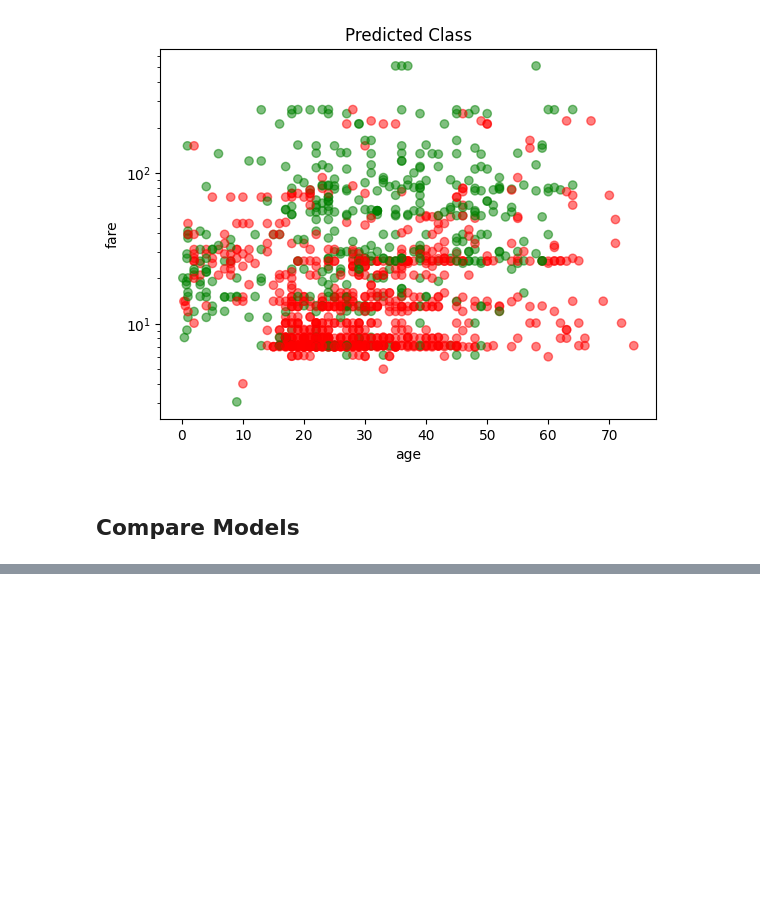
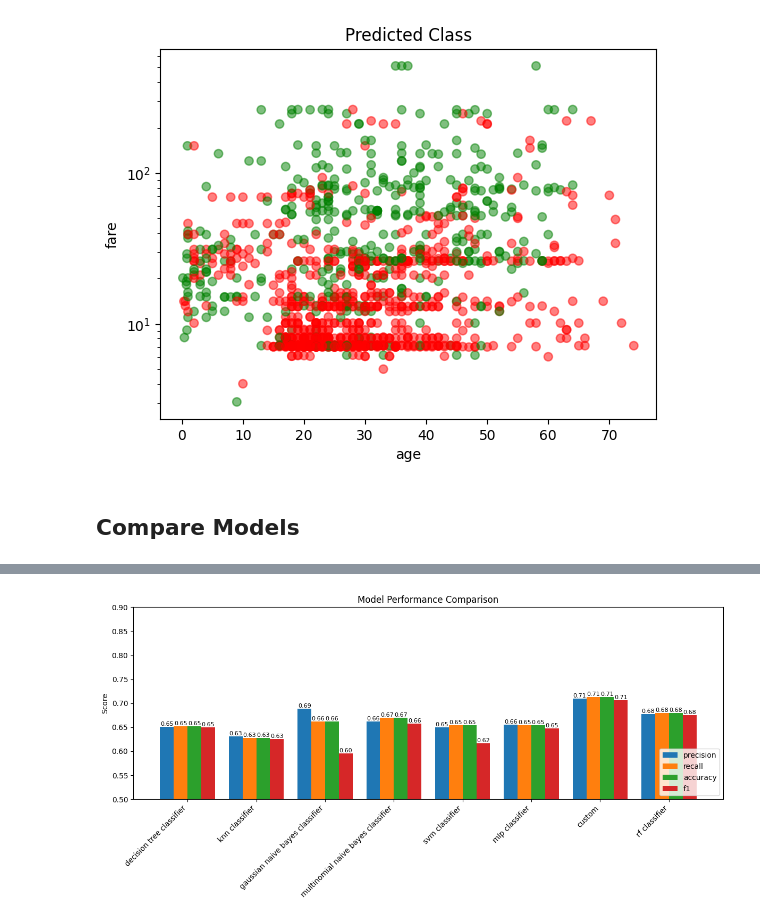
Before and after one commit to IsaacFigNewton/Conditional-Probability-Manifold-Regressor, a Jupyter notebook: KNN_Estimation_of_Feature_Probability_Distributions.ipynb, the cells around one changed output, grey strips where cells are left out. Saved outputs shown, nothing was run; the diff lists cells and outputs as text; code cells hidden in the pictures; blank space fills up the shorter version.

Commit message:
Compared model with 5 more built-in models

```diff
--- a/KNN_Estimation_of_Feature_Probability_Distributions.ipynb
+++ b/KNN_Estimation_of_Feature_Probability_Distributions.ipynb
@@ -27,6 +40,7 @@ from sklearn.utils.validation import check_X_y,\
 # %%
 # Prepare for k-fold cross-validation
-n_splits = 2
+default_n_neighbors = 1
+n_splits = 5
 kf = KFold(n_splits=n_splits, shuffle=True, random_state=42)
 colormap = {
     0: 'red',
@@ -305,4 +335,14 @@ dataset.head()
 | 2 | 16.0 | 20.05 | 0 |
 | 3 | 39.0 | 20.05 | 1 |
 | 4 | 16.0 | 7.13 | 1 |
+# %%
+# Define the scoring metrics
+scoring = {
+    'precision': make_scorer(precision_score, average='weighted', zero_division=0),
+    'recall': make_scorer(recall_score, average='weighted', zero_division=0),
+    'accuracy': make_scorer(accuracy_score),
+    'f1': make_scorer(f1_score, average='weighted', zero_division=0)
+}
+
+avg_scores = dict()
 # %% [markdown]
@@ -585,0 +747,41 @@ F1 Score: 0.6972 (+/- 0.0116)
+# %%
+# Prepare data for plotting
+models = list(avg_scores.keys())
+metrics = ['precision', 'recall', 'accuracy', 'f1']
+x = np.arange(len(models))
+width = 0.2
+fig, ax = plt.subplots(figsize=(12, 6))
+
+# Plot bars for each metric
+for i, metric in enumerate(metrics):
+    values = []
+    for model in models:
+        if model == 'custom':
+            values.append(avg_scores[model][optimal_k][metric])
+        else:
+            values.append(avg_scores[model][metric])
+    ax.bar(x + i*width, values, width, label=metric)
+
+# Customize the plot
+ax.set_ylabel('Score')
+ax.set_title('Model Performance Comparison')
+ax.set_xticks(x + width * 1.5)
+ax.set_xticklabels(models, rotation=45, ha='right')
+ax.legend(loc='lower right')
+ax.set_ylim(0.5, 0.9)
+
+# Add value labels on top of each bar
+for i, metric in enumerate(metrics):
+    values = []
+    for model in models:
+        if model == 'custom':
+            values.append(avg_scores[model][optimal_k][metric])
+        else:
+            values.append(avg_scores[model][metric])
+    for j, v in enumerate(values):
+        ax.text(j + i*width, v, f'{v:.2f}', ha='center', va='bottom', rotation=0, fontsize=8)
+
+plt.tight_layout()
+plt.show()
+# %% [output]
+[figure, added]
```
Also changed, not shown: parts of 22 cells of this notebook.
